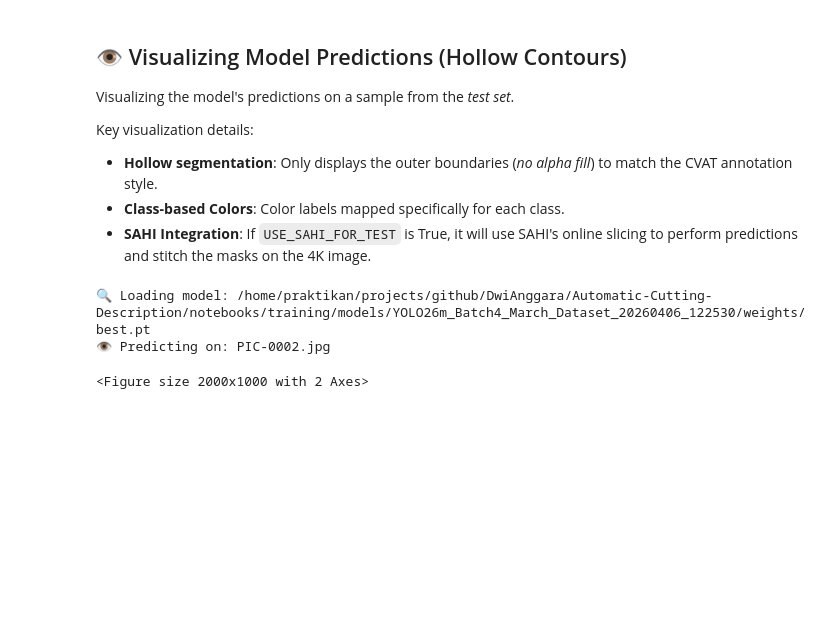
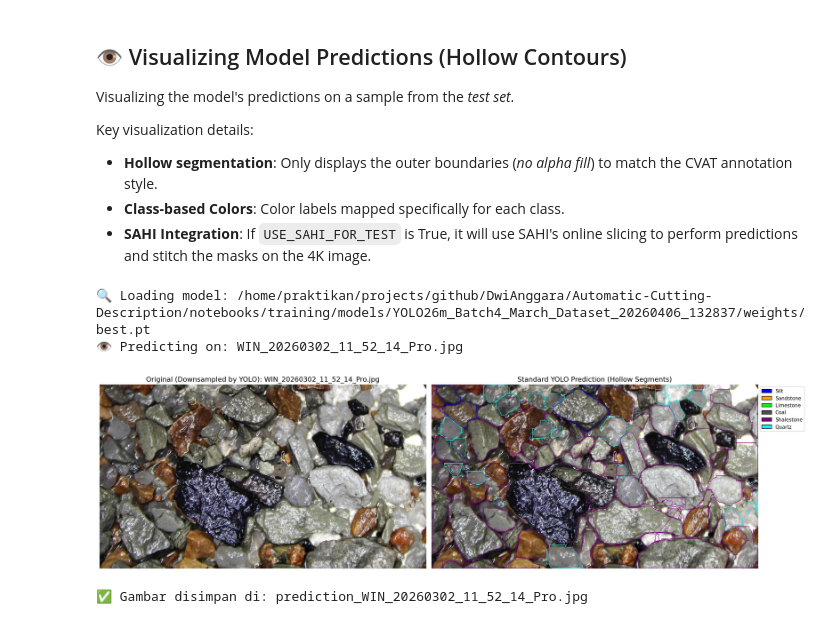
Before and after one commit to DwiAnggaraNS/Automatic-Cutting-Description, a Jupyter notebook: notebooks/training/YOLO_Trainer.ipynb, the cells around one changed output. Drawn from its saved outputs; the diff is of its cells as text; code cells hidden in the pictures; blank space fills up the shorter version.

```diff
--- a/notebooks/training/YOLO_Trainer.ipynb
+++ b/notebooks/training/YOLO_Trainer.ipynb
@@ -1044,34 +1044,43 @@ def visualize_hollow_segmentation(model_path, images_dir, use_sahi=False, slice_
         axes[1].axis('off')
 
     # Add legend
     from matplotlib.patches import Patch
     legend_elements = [Patch(facecolor=[c/255 for c in color], edgecolor='k', label=CLASS_NAMES.get(id, f"ID {id}"))
                        for id, color in CLASS_COLORS.items()]
     axes[1].legend(handles=legend_elements, loc='upper right', bbox_to_anchor=(1.15, 1))
 
     plt.tight_layout()
-    plt.show()
+
+    from IPython.display import display, Image as IPyImage
+
+    out_path = f"prediction_{sample_name}"
+    plt.savefig(out_path, dpi=150, bbox_inches="tight")
+    plt.close()
+
+    display(IPyImage(out_path))
+    print(f"✅ Gambar disimpan di: {out_path}")
 
 # Execution:
 # Read paths directly based on earlier configurations
 best_model_weights = os.path.join(export_path, "weights", "best.pt") if 'export_path' in globals() else str(DATASET_ROOT / "models" / RUNNER_NAME / "weights" / "best.pt")
 
 with open(DATASET_YAML, 'r') as f:
     data_cfg = yaml.safe_load(f)
 test_dir = data_cfg.get('test', 'test')
 if not os.path.isabs(test_dir):
     test_dir = os.path.join(str(DATASET_ROOT), test_dir)
 if not test_dir.endswith('images'):
     test_dir = os.path.join(test_dir, 'images')
 
 visualize_hollow_segmentation(
     model_path=best_model_weights,
     images_dir=test_dir,
     use_sahi=USE_SAHI_FOR_TEST,
     slice_size=SAHI_SLICE_SIZE,
     overlap=SAHI_OVERLAP
 )
 # %% [output]
-🔍 Loading model: /home/praktikan/projects/github/DwiAnggara/Automatic-Cutting-Description/notebooks/training/models/YOLO26m_Batch4_March_Dataset_20260406_122530/weights/best.pt
-👁️ Predicting on: PIC-0002.jpg
+🔍 Loading model: /home/praktikan/projects/github/DwiAnggara/Automatic-Cutting-Description/notebooks/training/models/YOLO26m_Batch4_March_Dataset_20260406_132837/weights/best.pt
+👁️ Predicting on: WIN_20260302_11_52_14_Pro.jpg
+[figure, added]
-<Figure size 2000x1000 with 2 Axes>
+✅ Gambar disimpan di: prediction_WIN_20260302_11_52_14_Pro.jpg
```
Also changed, not shown: parts of 2 cells of this notebook, 10 other files.
